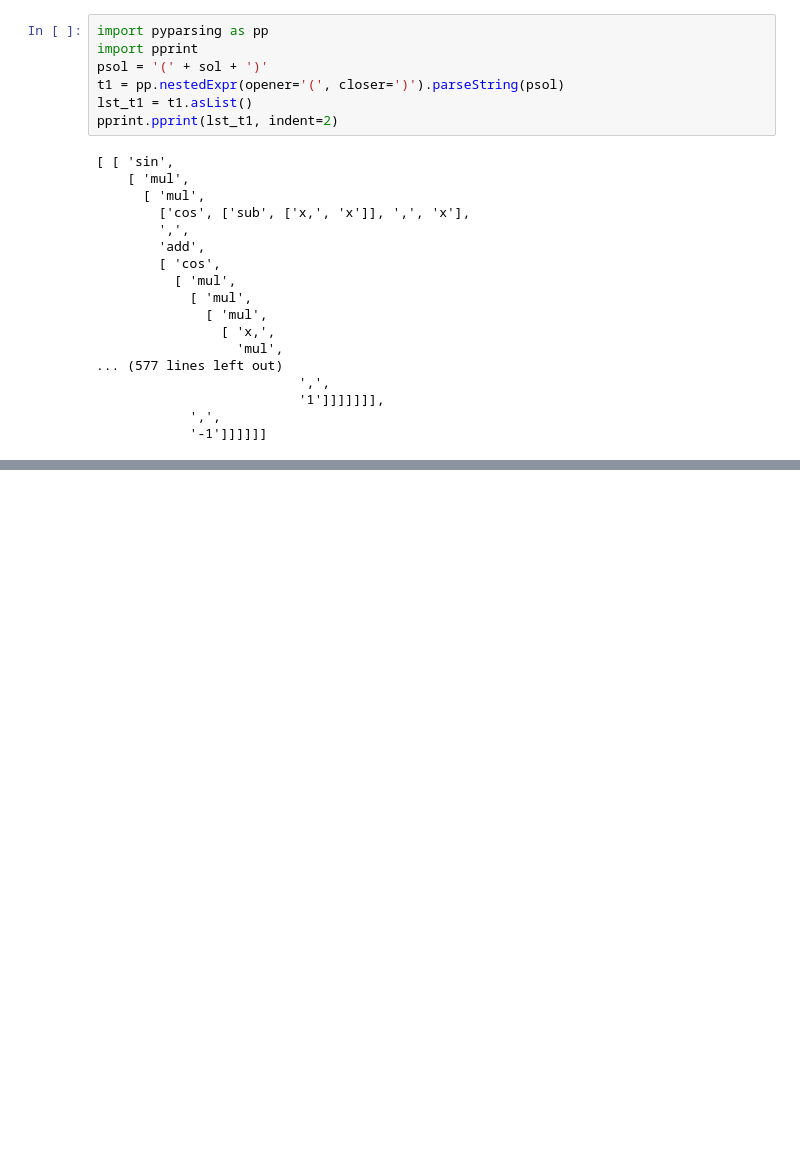
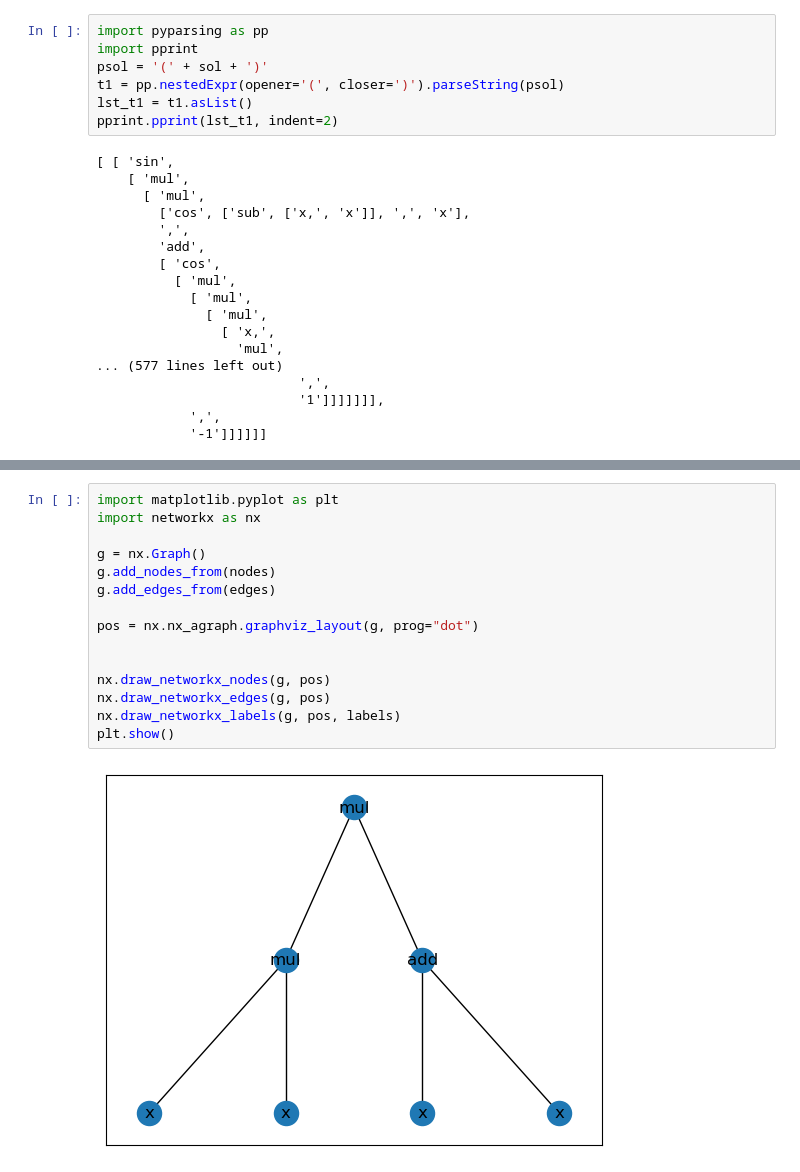
Before and after one commit to andre-kotze/gp-trajec, a Jupyter notebook: vis_utils.ipynb, the cells around one changed output, grey strips where cells are left out. Saved outputs shown, nothing was run; the diff lists cells and outputs as text; blank space fills up the shorter version.

```diff
--- a/vis_utils.ipynb
+++ b/vis_utils.ipynb
@@ -231,0 +193,17 @@ AttributeError: module networkx has no attribute graphviz_layout
+# %%
+import matplotlib.pyplot as plt
+import networkx as nx
+
+g = nx.Graph()
+g.add_nodes_from(nodes)
+g.add_edges_from(edges)
+
+pos = nx.nx_agraph.graphviz_layout(g, prog="dot")
+
+
+nx.draw_networkx_nodes(g, pos)
+nx.draw_networkx_edges(g, pos)
+nx.draw_networkx_labels(g, pos, labels)
+plt.show()
+# %% [output]
+[figure, added]
```
Also changed, not shown: parts of 8 cells of this notebook, 9 other files.
